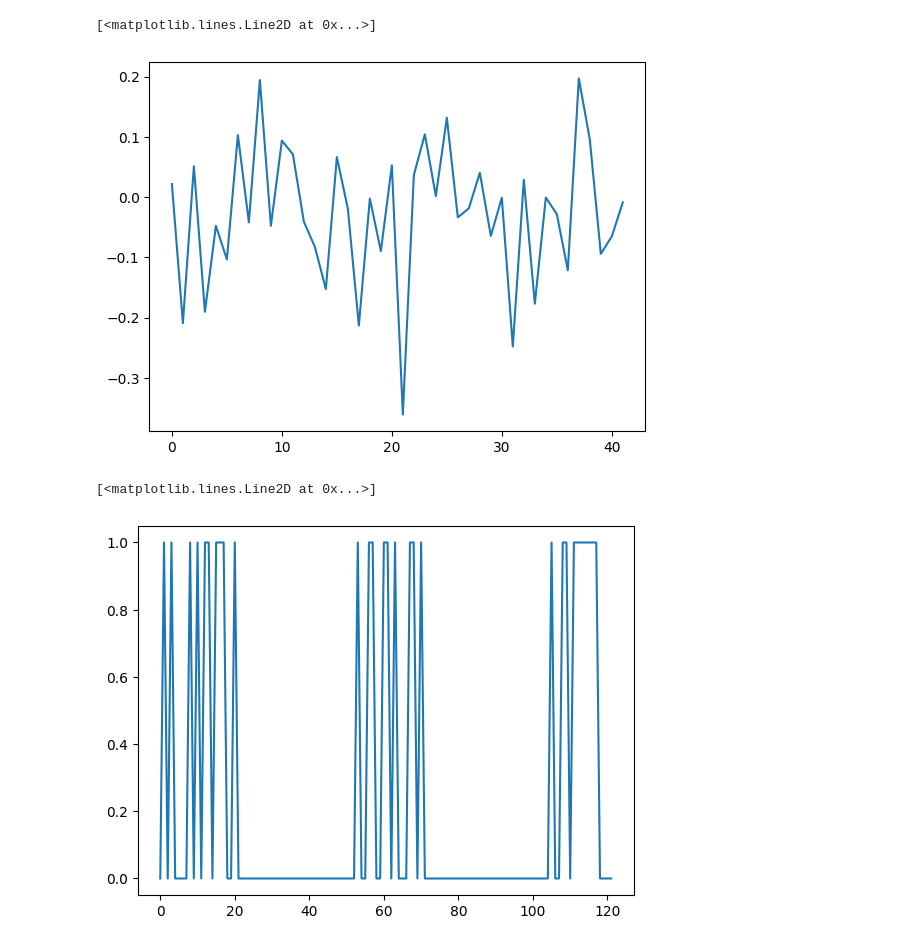
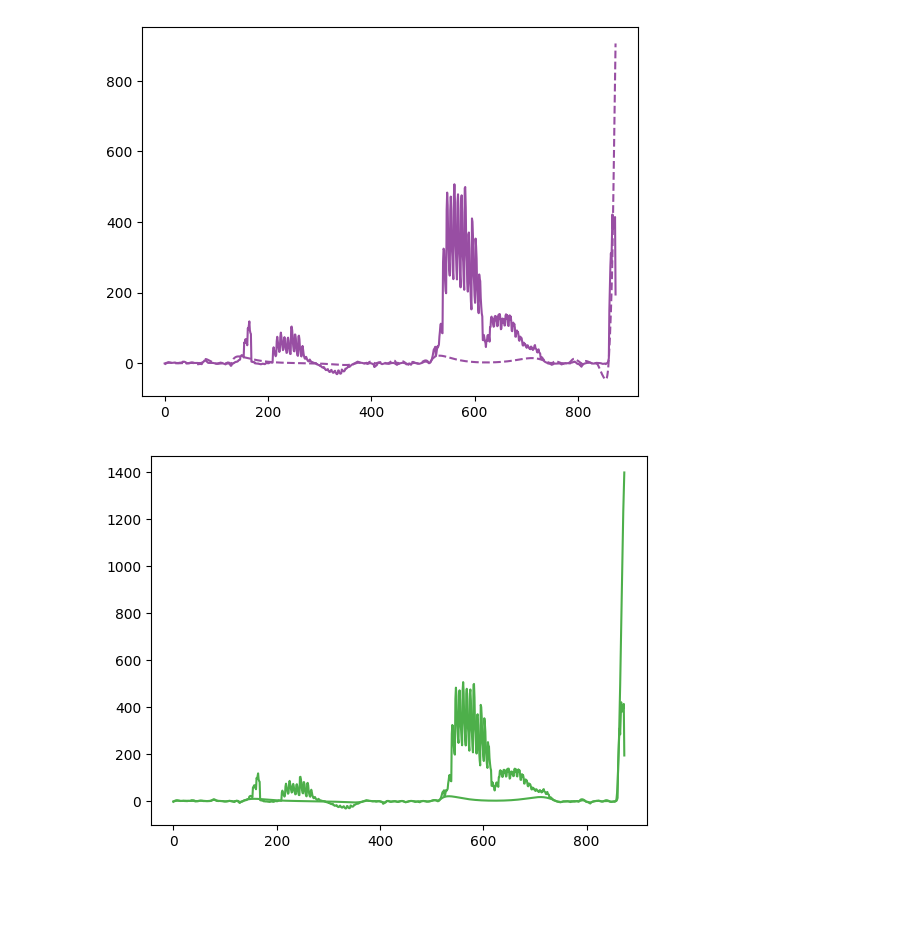
Before and after one commit to adammoss/gpt-ts, a Jupyter notebook: tokenizer.ipynb, the cells around one changed output. Cells and saved outputs as stored; diff of their text form; code cells hidden in the pictures; blank space fills up the shorter version.

```diff
--- a/tokenizer.ipynb
+++ b/tokenizer.ipynb
@@ -91,2 +61,4 @@ patchify = PatchGPT(patch_config)
+# %%
+patchify = PatchGPT.from_pretrained('adammoss/patch')
 # %%
-patchify
+patchify.random_mask_ratio = 0.1
@@ -124,10 +97,0 @@ tensor(2.0254, grad_fn=<MeanBackward0>)
-# %%
-plt.plot(output.patch_pred[0,1,:].detach().numpy())
-# %% [output]
-[<matplotlib.lines.Line2D at 0x...>]
-[figure, removed]
-# %%
-plt.plot(output.patch_mask[0,:].detach().numpy())
-# %% [output]
-[<matplotlib.lines.Line2D at 0x...>]
-[figure, removed]
@@ -135,0 +98,27 @@ dd = np.load('plasticc/train_gp_samples.npy', allow_pickle=True)
+# %%
+plt.plot(sampled_times, np.sinh(output.x_pred.detach().numpy()[0,0:sampled_times.shape[0],1]), color=config['pb_colors'][0])
+plt.plot(sampled_times, (sampled_obs[0,:]), color=config['pb_colors'][0], linestyle='--')
+plt.show()
+
+plt.plot(sampled_times, np.sinh(output.x_pred.detach().numpy()[0,0:sampled_times.shape[0],1]), color=config['pb_colors'][1])
+plt.plot(sampled_times, (sampled_obs[1,:]), color=config['pb_colors'][1])
+plt.show()
+
+plt.plot(sampled_times, np.sinh(output.x_pred.detach().numpy()[0,0:sampled_times.shape[0],2]), color=config['pb_colors'][2])
+plt.plot(sampled_times, (sampled_obs[2,:]), color=config['pb_colors'][2])
+plt.show()
+
+plt.plot(sampled_times, np.sinh(output.x_pred.detach().numpy()[0,0:sampled_times.shape[0],3]), color=config['pb_colors'][3])
+plt.plot(sampled_times, (sampled_obs[3,:]), color=config['pb_colors'][3])
+plt.show()
+
+plt.plot(sampled_times, np.sinh(output.x_pred.detach().numpy()[0,0:sampled_times.shape[0],4]), color=config['pb_colors'][4])
+plt.plot(sampled_times, (sampled_obs[4,:]), color=config['pb_colors'][4])
+plt.show()
+
+plt.plot(sampled_times, np.sinh(output.x_pred.detach().numpy()[0,0:sampled_times.shape[0],5]), color=config['pb_colors'][5])
+plt.plot(sampled_times, (sampled_obs[5,:]), color=config['pb_colors'][5])
+plt.show()
+# %% [output]
+[figure, added]
+[figure, added]
```
Also changed, not shown: parts of 12 cells of this notebook, 2 other files.
